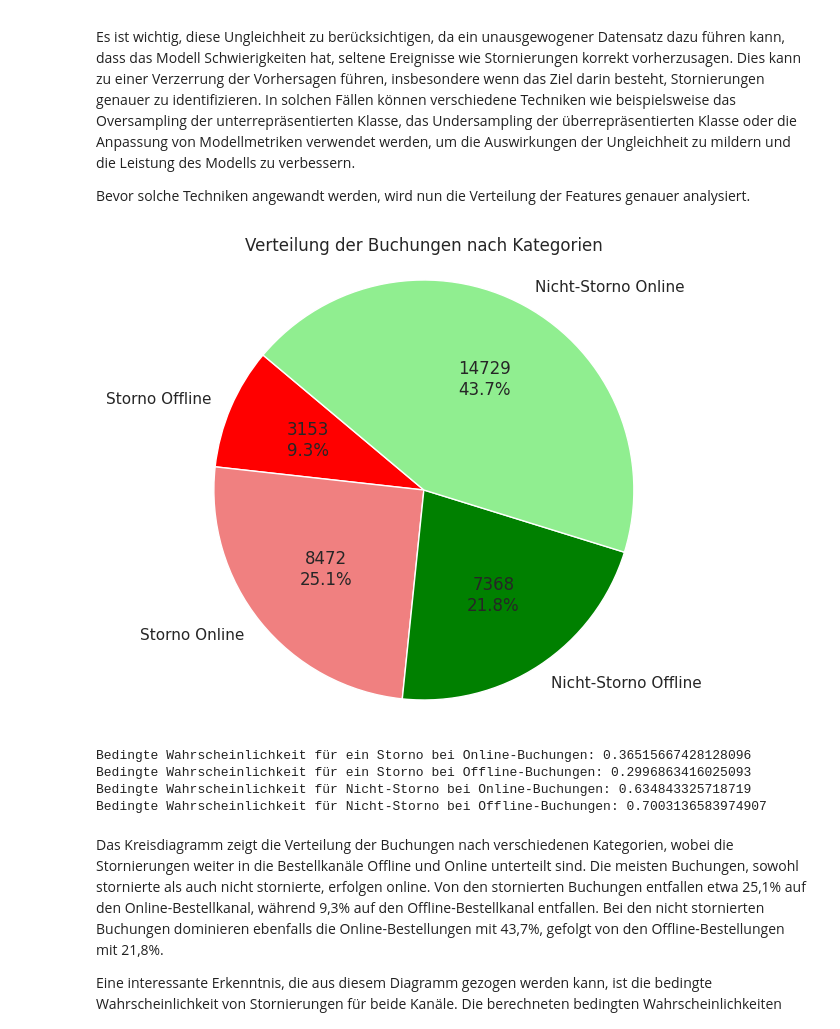
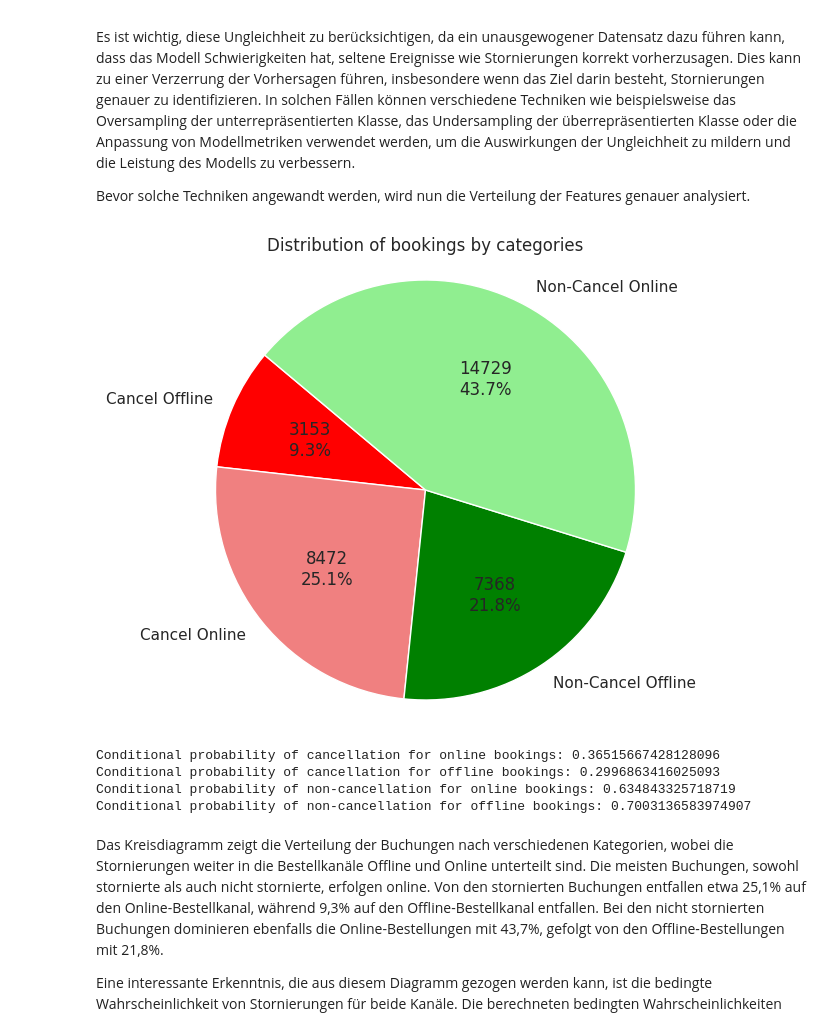
Before and after one commit to jasinwi22034/ML_HotelBookingPrediction, a Jupyter notebook: DataExplo.ipynb, the cells around one changed output. Saved outputs shown, nothing was run; the diff lists cells and outputs as text; code cells hidden in the pictures.

```diff
--- a/DataExplo.ipynb
+++ b/DataExplo.ipynb
@@ -216,53 +216,53 @@ Es ist wichtig, diese Ungleichheit zu berücksichtigen, da ein unausgewogener Da
 
 Bevor solche Techniken angewandt werden, wird nun die Verteilung der Features genauer analysiert.
 # %%
-# Gruppierung der Buchungen nach Kategorien
+# Grouping bookings by categories
 grouped_bookings = bookings.groupby(['booking status', 'market segment type_Offline', 'market segment type_Online']).size()
 
-# Extrahieren der Anzahl der Buchungen in jeder Gruppe
-offline_storno = grouped_bookings[1, 1, 0] if (1, 1, 0) in grouped_bookings.index else 0
-online_storno = grouped_bookings[1, 0, 1] if (1, 0, 1) in grouped_bookings.index else 0
-offline_non_storno = grouped_bookings[0, 1, 0] if (0, 1, 0) in grouped_bookings.index else 0
-online_non_storno = grouped_bookings[0, 0, 1] if (0, 0, 1) in grouped_bookings.index else 0
+# Extracting the number of bookings in each group
+offline_cancel = grouped_bookings[1, 1, 0] if (1, 1, 0) in grouped_bookings.index else 0
+online_cancel = grouped_bookings[1, 0, 1] if (1, 0, 1) in grouped_bookings.index else 0
+offline_non_cancel = grouped_bookings[0, 1, 0] if (0, 1, 0) in grouped_bookings.index else 0
+online_non_cancel = grouped_bookings[0, 0, 1] if (0, 0, 1) in grouped_bookings.index else 0
 
-# Erstellen des Kreisdiagramms
-labels = ['Storno Offline', 'Storno Online', 'Nicht-Storno Offline', 'Nicht-Storno Online']
-sizes = [offline_storno, online_storno, offline_non_storno, online_non_storno]
+# Creating the pie chart
+labels = ['Cancel Offline', 'Cancel Online', 'Non-Cancel Offline', 'Non-Cancel Online']
+sizes = [offline_cancel, online_cancel, offline_non_cancel, online_non_cancel]
 colors = ['red', 'lightcoral', 'green', 'lightgreen']
 
-# Funktion zur Anzeige von absoluten Zahlen
+# Function for displaying absolute numbers
 def absolute_value(val):
     a = int(round(val/100.*sum(sizes), 0))
     return f'{a}\n{val:.1f}%'
 
 plt.figure(figsize=(8, 6))
 wedgeprops = {'linewidth': 1, 'edgecolor': 'white'}
 plt.pie(sizes, labels=labels, colors=colors, autopct=absolute_value, startangle=140, wedgeprops=wedgeprops)
-plt.title('Verteilung der Buchungen nach Kategorien')
+plt.title('Distribution of bookings by categories')
 plt.axis('equal')
 
-# Speichern des Diagramms
+# Saving the chart
 plt.savefig('booking_distribution.png', bbox_inches='tight')
 
 plt.show()
 
-# Berechnung der bedingten Wahrscheinlichkeiten
-prob_storno_online = online_storno / (online_storno + online_non_storno)
-prob_storno_offline = offline_storno / (offline_storno + offline_non_storno)
-prob_non_storno_online = online_non_storno / (online_storno + online_non_storno)
-prob_non_storno_offline = offline_non_storno / (offline_storno + offline_non_storno)
+# Calculating conditional probabilities
+prob_cancel_online = online_cancel / (online_cancel + online_non_cancel)
+prob_cancel_offline = offline_cancel / (offline_cancel + offline_non_cancel)
+prob_non_cancel_online = online_non_cancel / (online_cancel + online_non_cancel)
+prob_non_cancel_offline = offline_non_cancel / (offline_cancel + offline_non_cancel)
 
-# Ausgabe der berechneten Wahrscheinlichkeiten
-print("Bedingte Wahrscheinlichkeit für ein Storno bei Online-Buchungen:", prob_storno_online)
-print("Bedingte Wahrscheinlichkeit für ein Storno bei Offline-Buchungen:", prob_storno_offline)
-print("Bedingte Wahrscheinlichkeit für Nicht-Storno bei Online-Buchungen:", prob_non_storno_online)
-print("Bedingte Wahrscheinlichkeit für Nicht-Storno bei Offline-Buchungen:", prob_non_storno_offline)
+# Outputting the calculated probabilities
+print("Conditional probability of cancellation for online bookings:", prob_cancel_online)
+print("Conditional probability of cancellation for offline bookings:", prob_cancel_offline)
+print("Conditional probability of non-cancellation for online bookings:", prob_non_cancel_online)
+print("Conditional probability of non-cancellation for offline bookings:", prob_non_cancel_offline)
 # %% [output]
-[figure, old version]
+[figure, new version]
-Bedingte Wahrscheinlichkeit für ein Storno bei Online-Buchungen: 0.36515667428128096
-Bedingte Wahrscheinlichkeit für ein Storno bei Offline-Buchungen: 0.2996863416025093
-Bedingte Wahrscheinlichkeit für Nicht-Storno bei Online-Buchungen: 0.634843325718719
-Bedingte Wahrscheinlichkeit für Nicht-Storno bei Offline-Buchungen: 0.7003136583974907
+Conditional probability of cancellation for online bookings: 0.36515667428128096
+Conditional probability of cancellation for offline bookings: 0.2996863416025093
+Conditional probability of non-cancellation for online bookings: 0.634843325718719
+Conditional probability of non-cancellation for offline bookings: 0.7003136583974907
 # %% [markdown]
 Das Kreisdiagramm zeigt die Verteilung der Buchungen nach verschiedenen Kategorien, wobei die Stornierungen weiter in die Bestellkanäle Offline und Online unterteilt sind. Die meisten Buchungen, sowohl stornierte als auch nicht stornierte, erfolgen online. Von den stornierten Buchungen entfallen etwa 25,1% auf den Online-Bestellkanal, während 9,3% auf den Offline-Bestellkanal entfallen. Bei den nicht stornierten Buchungen dominieren ebenfalls die Online-Bestellungen mit 43,7%, gefolgt von den Offline-Bestellungen mit 21,8%.
 
```
Also changed, not shown: parts of 29 cells of this notebook.
